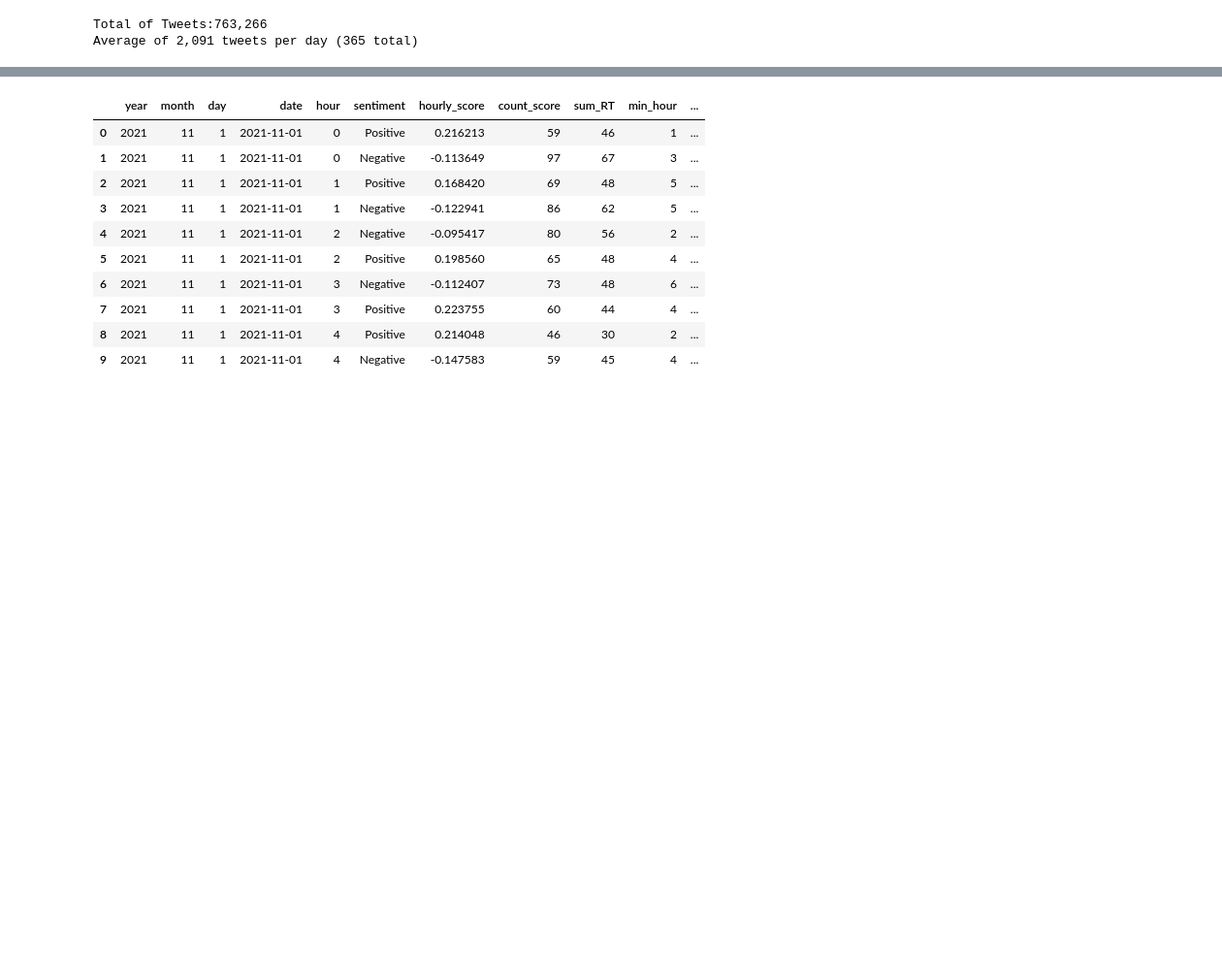
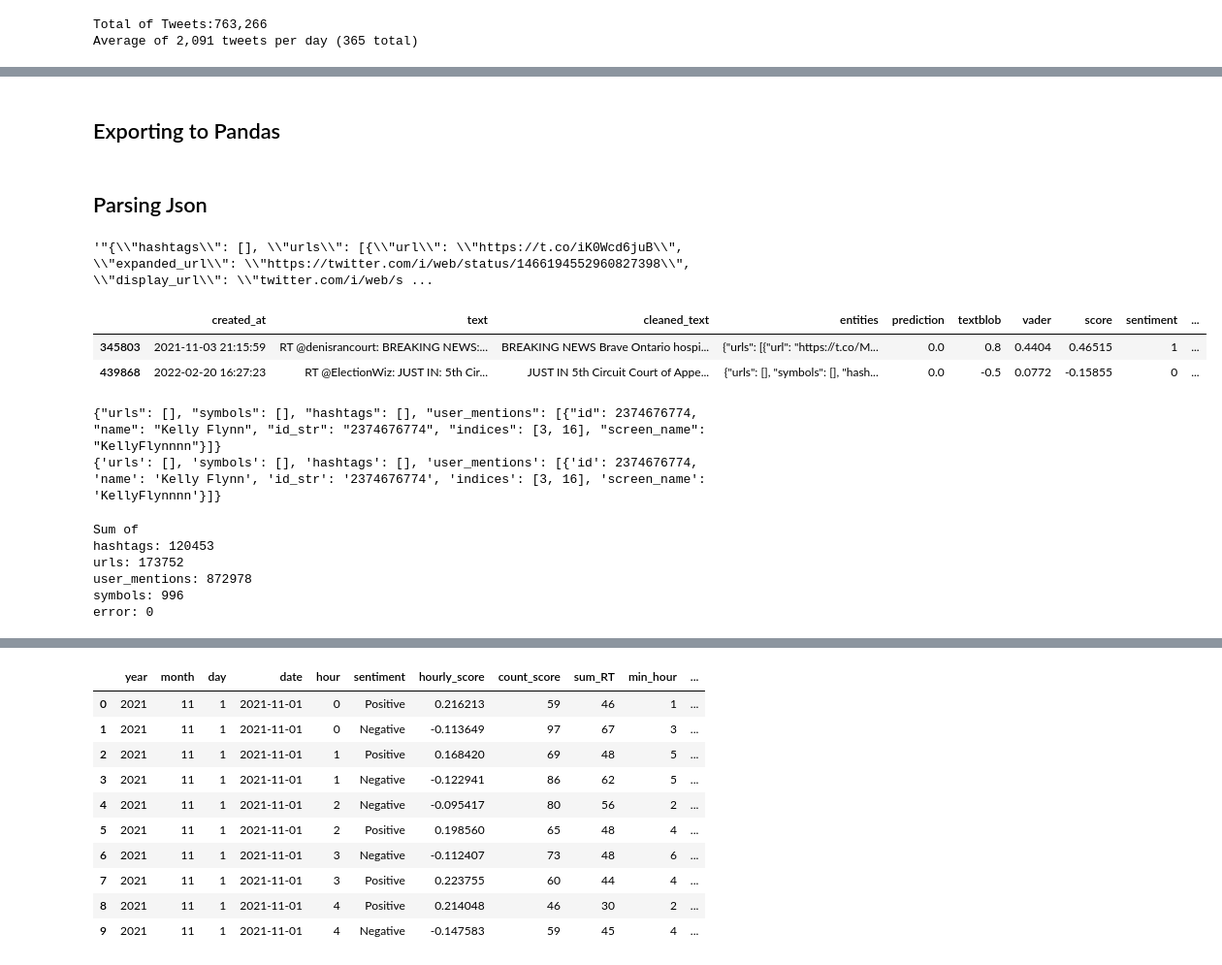
Before and after one commit to gustavohn73-cct/CA4, a Jupyter notebook: Dash/Dash_core.ipynb, the cells around one changed output, grey strips where cells are left out. Shown at 97% size. Cells and saved outputs as stored; diff of their text form; code cells hidden in the pictures; blank space fills up the shorter version.

```diff
--- a/Dash/Dash_core.ipynb
+++ b/Dash/Dash_core.ipynb
@@ -149,2 +186,65 @@ Average of 2,091 tweets per day (365 total)
+# %% [markdown]
+## Exporting to Pandas
 # %%
-tweets_hour_pd = tweets_hour.toPandas()
+tweets_fc_pd = tweets_fc.withColumn("created_at", date_format("created_at", "yyyy-MM-dd HH:mm:ss")).toPandas()
+tweets_fc_pd['entities'] = tweets_fc_pd['entities'].str.replace('\\\\', '\\')
+# %% [markdown]
+## Parsing Json
+# %%
+tweets_fc_pd['entities'][1]
+# %% [output]
+'"{\\"hashtags\\": [], \\"urls\\": [{\\"url\\": \\"https://t.co/iK0Wcd6juB\\", \\"expanded_url\\": \\"https://twitter.com/i/web/status/1466194552960827398\\", \\"display_url\\": \\"twitter.com/i/web/s ...
+# %%
+def extract_entities(text):
+    try:
+        json_data = json.loads(text)
+        if isinstance(json_data, str):
+            json_data = json.loads(json_data)
+        hashtags = len(json_data['hashtags'])
+        urls = len(json_data['urls'])
+        user_mentions = len(json_data['user_mentions'])
+        symbols = len(json_data['symbols'])
+        error = 0
+
+        return json_data, hashtags, urls, user_mentions, symbols, error
+
+    except (json.JSONDecodeError, AttributeError):
+        json_data = '{"hashtags":[], "urls":[], "user_mentions":[], "symbols":[]}'
+        hashtags = 0
+        urls = 0
+        user_mentions = 0
+        symbols = 0
+        error = 0
+
+
+        return json_data, hashtags, urls, user_mentions, symbols, error
+# %%
+extracted_data = tweets_fc_pd['entities'].apply(lambda x: extract_entities(x))
+tweets_fc_pd[['json', 'hashtags_c', 'urls_c', 'user_mentions_c', 'symbols_c', 'error']] = pd.DataFrame(extracted_data.tolist(), index=tweets_fc_pd.index)
+
+del extracted_data
+tweets_fc_pd.sample(2)
+# %% [output]
+|  | created_at | text | cleaned_text | entities | prediction | textblob | vader | score | sentiment | ... |
+| 345803 | 2021-11-03 21:15:59 | RT @denisrancourt: BREAKING NEWS:... | BREAKING NEWS Brave Ontario hospi... | {"urls": [{"url": "https://t.co/M... | 0.0 | 0.8 | 0.4404 | 0.46515 | 1 | ... |
+| 439868 | 2022-02-20 16:27:23 | RT @ElectionWiz: JUST IN: 5th Cir... | JUST IN 5th Circuit Court of Appe... | {"urls": [], "symbols": [], "hash... | 0.0 | -0.5 | 0.0772 | -0.15855 | 0 | ... |
+# %%
+print(tweets_fc_pd['entities'][608409])
+print(tweets_fc_pd['json'][608409])
+# %% [output]
+{"urls": [], "symbols": [], "hashtags": [], "user_mentions": [{"id": 2374676774, "name": "Kelly Flynn", "id_str": "2374676774", "indices": [3, 16], "screen_name": "KellyFlynnnn"}]}
+{'urls': [], 'symbols': [], 'hashtags': [], 'user_mentions': [{'id': 2374676774, 'name': 'Kelly Flynn', 'id_str': '2374676774', 'indices': [3, 16], 'screen_name': 'KellyFlynnnn'}]}
+# %%
+print("Sum of")
+print(f"hashtags: {tweets_fc_pd['hashtags_c'].sum()}")
+print(f"urls: {tweets_fc_pd['urls_c'].sum()}")
+print(f"user_mentions: {tweets_fc_pd['user_mentions_c'].sum()}")
+print(f"symbols: {tweets_fc_pd['symbols_c'].sum()}")
+print(f"error: {tweets_fc_pd['error'].sum()}")
+# %% [output]
+Sum of
+hashtags: 120453
+urls: 173752
+user_mentions: 872978
+symbols: 996
+error: 0
```
Also changed, not shown: parts of 44 cells of this notebook, 36 other files.
